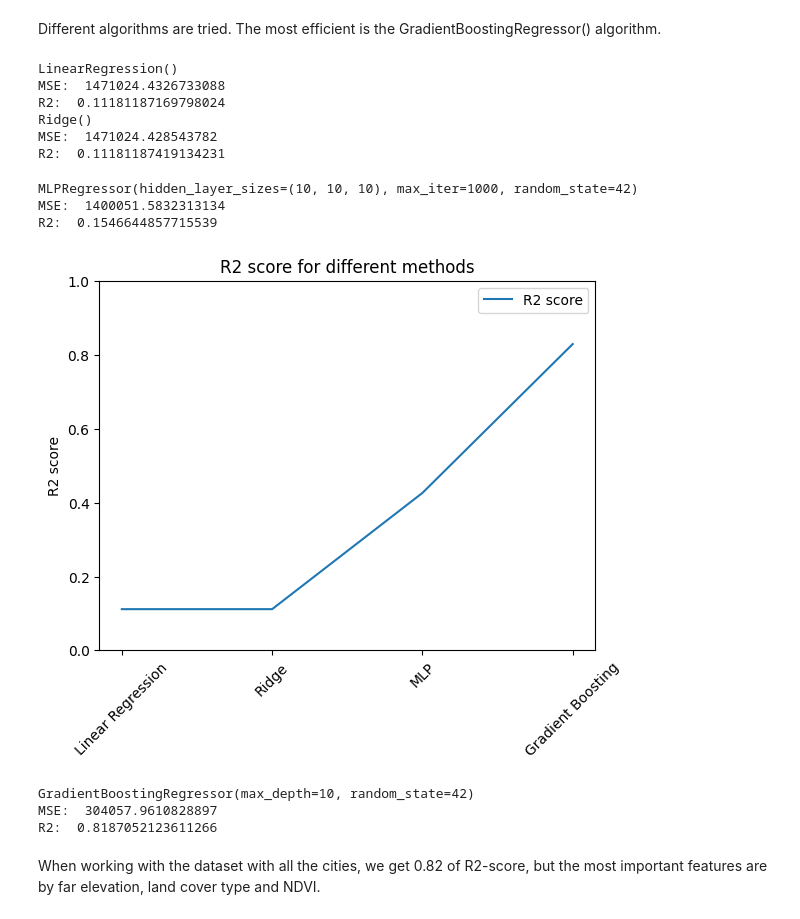
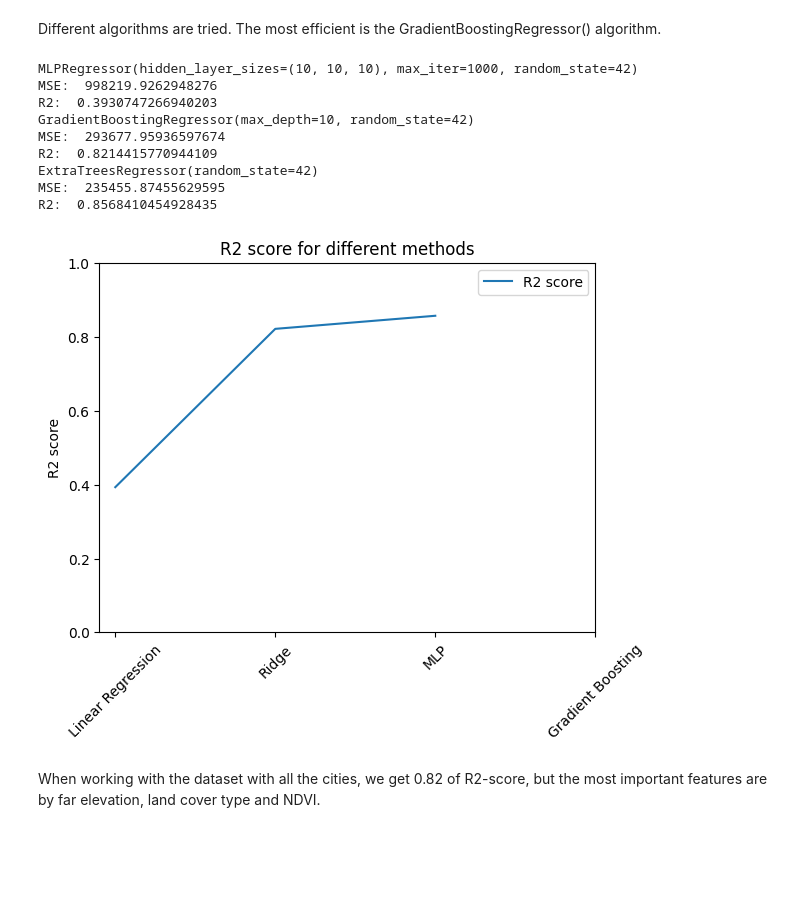
Before and after one commit to christopherogerepfl/UHI_prediction, a Jupyter notebook: task2.ipynb, the cells around one changed output. Saved outputs shown, nothing was run; the diff lists cells and outputs as text; code cells hidden in the pictures; blank space fills up the shorter version.

```diff
--- a/task2.ipynb
+++ b/task2.ipynb
@@ -200,7 +200,7 @@ X_train
 # %% [markdown]
 Different algorithms are tried. The most efficient is the GradientBoostingRegressor() algorithm.
 # %%
-methods = [LinearRegression(), Ridge(), MLPRegressor(hidden_layer_sizes=(10, 10, 10), max_iter=1000, activation='relu', solver='adam', random_state=42), GradientBoostingRegressor(n_estimators=100, max_depth=10, random_state=42)]
+methods = [MLPRegressor(hidden_layer_sizes=(10, 10, 10), max_iter=1000, activation='relu', solver='adam', random_state=42), GradientBoostingRegressor(n_estimators=100, max_depth=10, random_state=42), ExtraTreesRegressor(n_estimators=100, random_state=42)]
 r2s = []
 MSEs = []
 for method in methods:
@@ -212,38 +212,34 @@ for method in methods:
     MSEs.append(mean_squared_error(y_test, y_pred))
     r2s.append(r2_score(y_test, y_pred))
 # %% [output]
-LinearRegression()
-MSE:  1471024.4326733088
-R2:  0.11181187169798024
-Ridge()
-MSE:  1471024.428543782
-R2:  0.11181187419134231
+MLPRegressor(hidden_layer_sizes=(10, 10, 10), max_iter=1000, random_state=42)
+MSE:  998219.9262948276
+R2:  0.3930747266940203
+GradientBoostingRegressor(max_depth=10, random_state=42)
+MSE:  293677.95936597674
+R2:  0.8214415770944109
+ExtraTreesRegressor(random_state=42)
+MSE:  235455.87455629595
+R2:  0.8568410454928435
-MLPRegressor(hidden_layer_sizes=(10, 10, 10), max_iter=1000, random_state=42)
-MSE:  1400051.5832313134
-R2:  0.1546644857715539
 # %%
 plt.plot(r2s, label = 'R2 score')
 plt.ylabel('R2 score')
 plt.ylim(0, 1)
-plt.xticks(np.arange(4), ('Linear Regression', 'Ridge', 'MLP', 'Gradient Boosting'), rotation = 45)
+plt.xticks(np.arange(4), ('Ridge', 'MLP', 'Gradient Boosting'), rotation = 45)
 
 plt.legend()
 
 plt.title('R2 score for different methods')
 plt.show()
 # %% [output]
-[figure, old version]
+[figure, new version]
 # %%
-method = GradientBoostingRegressor(n_estimators=100, max_depth=10, random_state=42)
+method =  ExtraTreesRegressor(n_estimators=100, random_state=42)
 method.fit(X_train, y_train)
 y_pred = method.predict(X_test)
 print(method)
 print("MSE: ", mean_squared_error(y_test, y_pred))
 print("R2: ", r2_score(y_test, y_pred))
-# %% [output]
-GradientBoostingRegressor(max_depth=10, random_state=42)
-MSE:  304057.9610828897
-R2:  0.8187052123611266
 # %%
 import pickle
 
```
Also changed, not shown: parts of 7 cells of this notebook, 1 other file.
